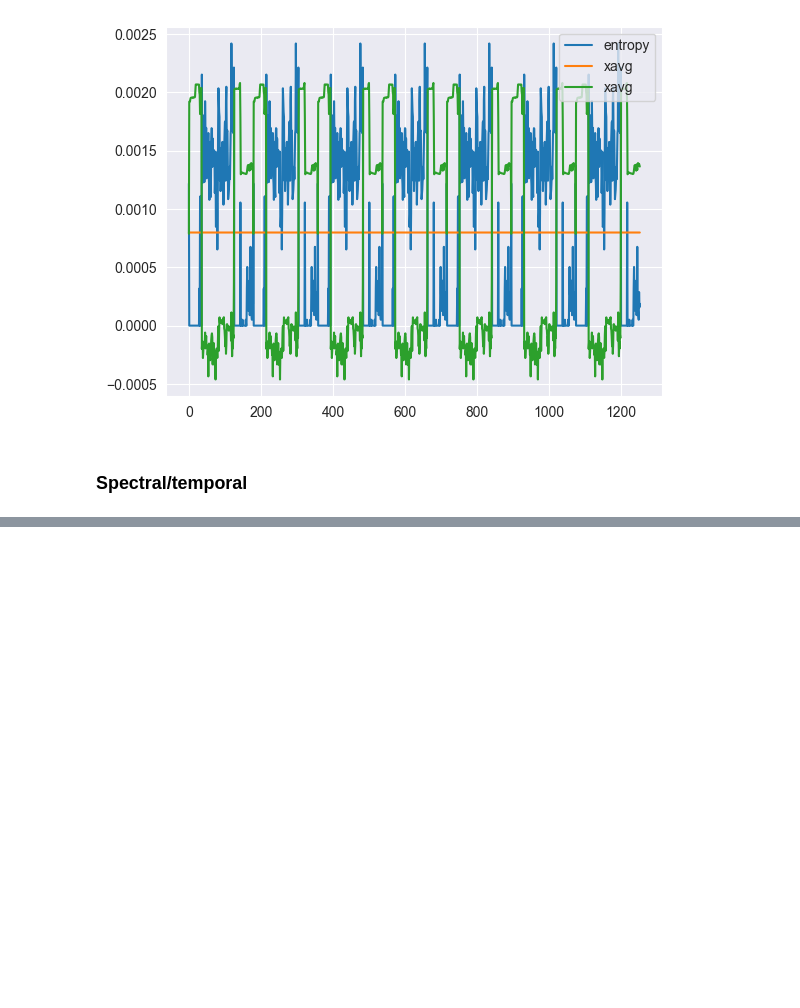
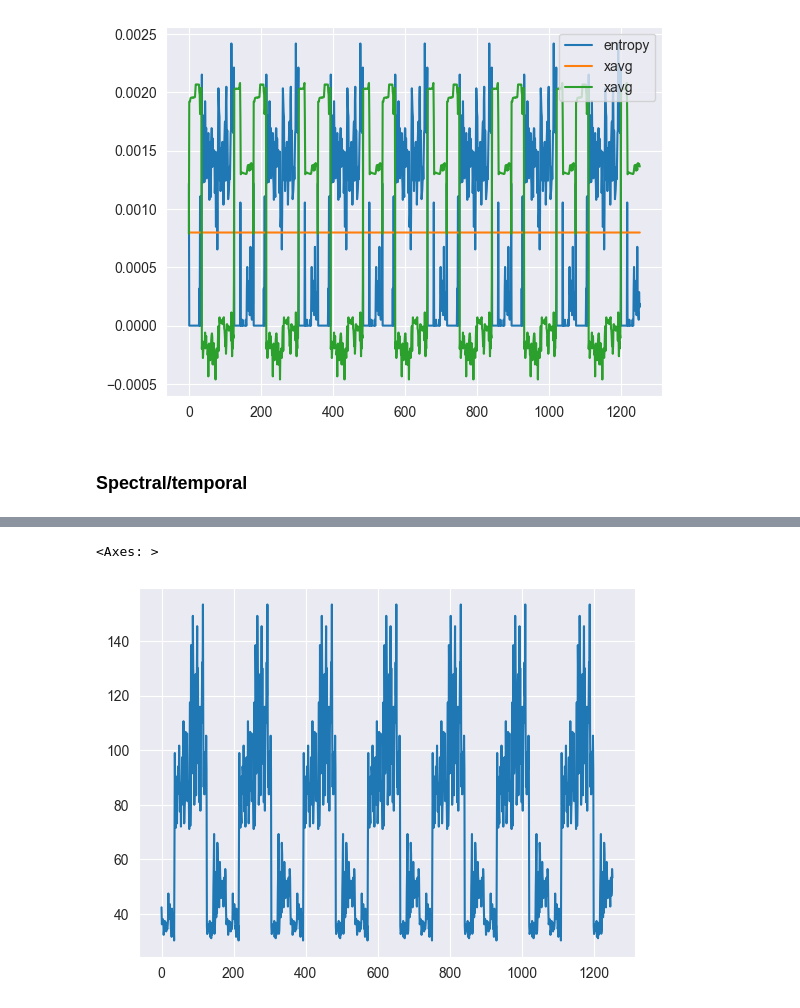
Before and after one commit to andleb/STATS608Final, a Jupyter notebook: features.ipynb, the cells around one changed output, grey strips where cells are left out. Saved outputs shown, nothing was run; the diff lists cells and outputs as text; code cells hidden in the pictures; blank space fills up the shorter version.

```diff
--- a/features.ipynb
+++ b/features.ipynb
@@ -280,0 +281,5 @@ df_act.loc[user_id].reset_index()["ZPEAK"].plot()
+# %%
+df_act.loc[user_id].reset_index()["XPEAK"].plot()
+# %% [output]
+<Axes: >
+[figure, added]
```
Also changed, not shown: parts of 10 cells of this notebook.
